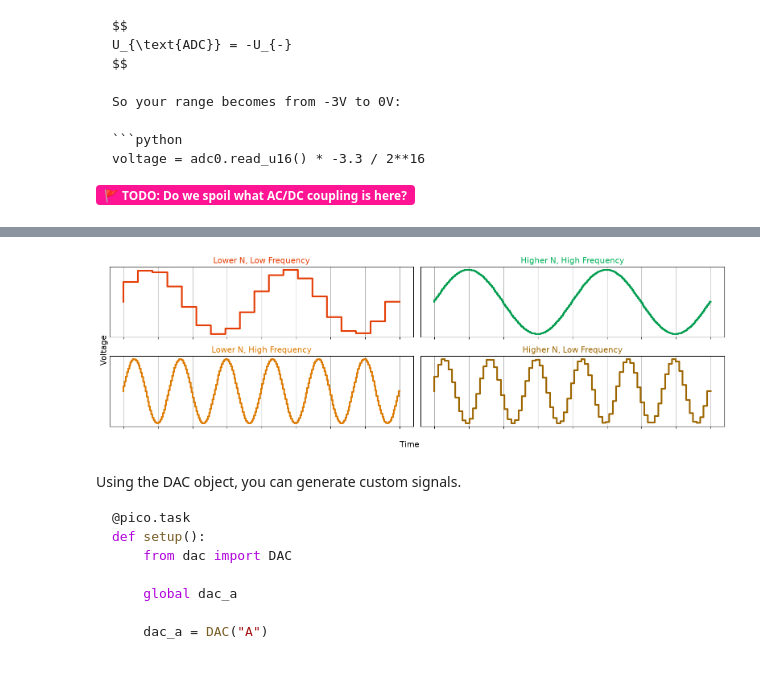
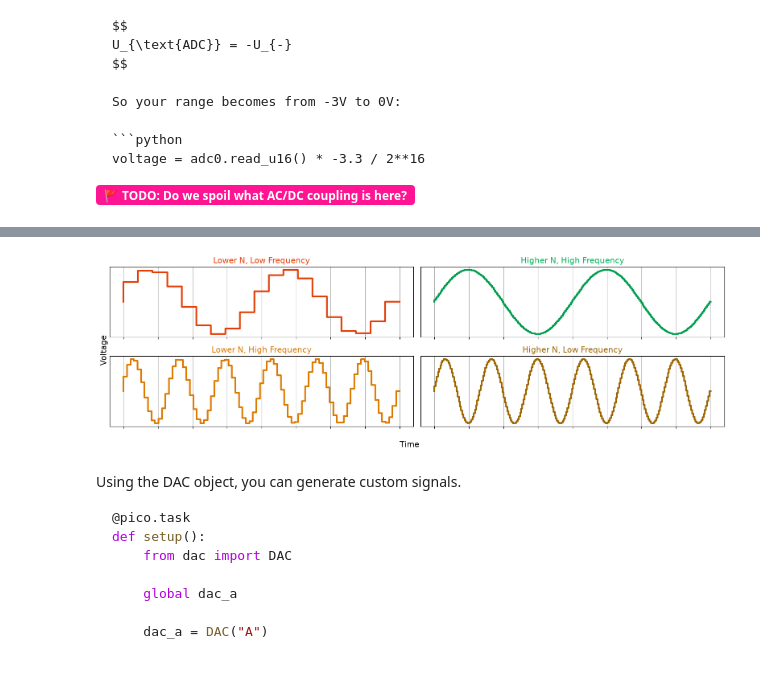
Before and after one commit to NB-TUDelft/Electronic_Instrumentation, a Jupyter notebook: book/manuals/intros/alpaca2/signals.ipynb, the cells around one changed output, grey strips where cells are left out. Saved outputs shown, nothing was run; the diff lists cells and outputs as text; code cells hidden in the pictures.

```diff
--- a/book/manuals/intros/alpaca2/signals.ipynb
+++ b/book/manuals/intros/alpaca2/signals.ipynb
@@ -375,36 +375,36 @@ fig, ((ax1, ax2), (ax3, ax4)) = plt.subplots(2, 2, figsize=(16, 5), sharex=True,
 axs: list[plt.Axes] = [ax1, ax2, ax3, ax4] # type: ignore
 
 for ax in axs:
     ax.xaxis.set_major_formatter(plt.NullFormatter())
     ax.set_yticks([])
 
     ax.grid()
 
 high_freq = np.pi * 6
 low_freq = np.pi * 2
 
 lower_n = np.linspace(0, 2, 20)
 higher_n = np.linspace(0, 2, 80)
 higher_n3 = np.linspace(0, 2, 80 * 3)
 
 ax1.step(lower_n, np.sin(low_freq * lower_n), linewidth=3, color="#e43d05")
 ax1.set_title("Lower N, Low Frequency", color="#e43d05")
 
 ax2.step(higher_n3, np.sin(low_freq * higher_n3), linewidth=3, color="#009d4f")
 ax2.set_title("Higher N, High Frequency", color="#00b058")
 
-ax3.step(higher_n3, np.sin(high_freq * higher_n3), linewidth=3, color="#dd7a00")
+ax3.step(higher_n, np.sin(high_freq * higher_n), linewidth=3, color="#dd7a00")
 ax3.set_title("Lower N, High Frequency", color="#dd7a00")
 
-ax4.step(higher_n, np.sin(high_freq * higher_n), linewidth=3, color="#9d6600")
+ax4.step(higher_n3, np.sin(high_freq * higher_n3), linewidth=3, color="#9d6600")
 ax4.set_title("Higher N, Low Frequency", color="#9d6600")
 
 fig.supxlabel("Time")
 fig.supylabel("Voltage")
 
 fig.tight_layout();
 # %% [output]
-[figure, old version]
+[figure, new version]
 # %% [markdown]
 Using the DAC object, you can generate custom signals.
 
```
Also changed, not shown: parts of 1 cell of this notebook.
